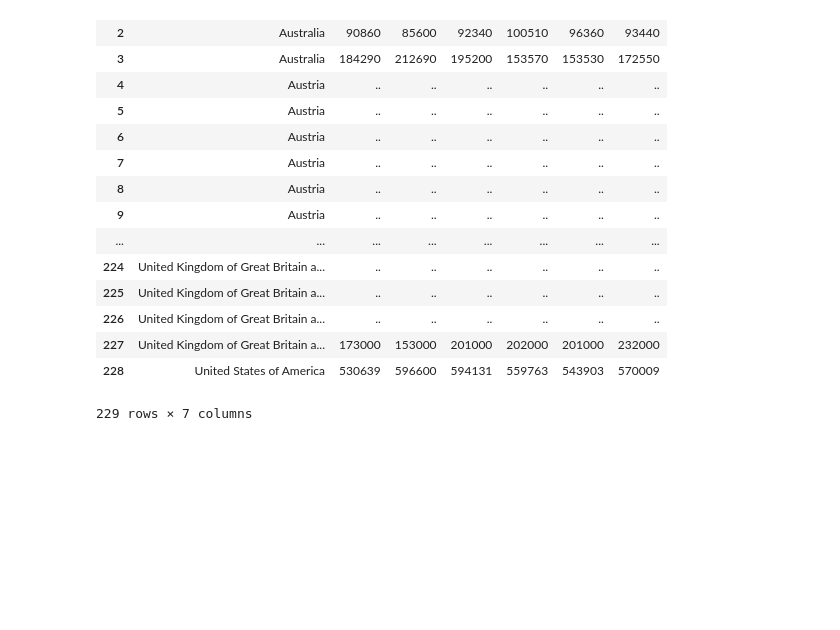
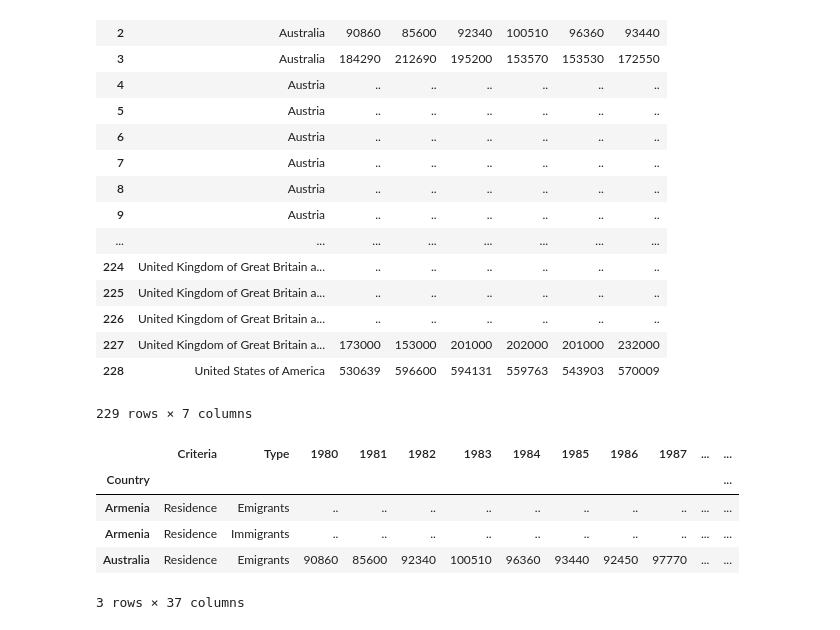
Before and after one commit to AmmaraRazzaq/dataVisualization_with_Python, a Jupyter notebook: Matplotlib.ipynb, the cells around one changed output. Drawn from its saved outputs; the diff is of its cells as text; code cells hidden in the pictures; blank space fills up the shorter version.

Commit message:
set index to country

```diff
--- a/Matplotlib.ipynb
+++ b/Matplotlib.ipynb
@@ -226,3 +226,14 @@ df[['Country',1980,1981,1982,1983,1984,1985]]
 | 227 | United Kingdom of Great Britain a... | 173000 | 153000 | 201000 | 202000 | 201000 | 232000 |
 | 228 | United States of America | 530639 | 596600 | 594131 | 559763 | 543903 | 570009 |
 229 rows × 7 columns
+# %%
+df.set_index('Country', inplace=True)
+# %%
+df.head(3)
+# %% [output]
+|  | Criteria | Type | 1980 | 1981 | 1982 | 1983 | 1984 | 1985 | 1986 | 1987 | ... | ... |
+| Country |  |  |  |  |  |  |  |  |  |  |  | ... |
+| Armenia | Residence | Emigrants | .. | .. | .. | .. | .. | .. | .. | .. | ... | ... |
+| Armenia | Residence | Immigrants | .. | .. | .. | .. | .. | .. | .. | .. | ... | ... |
+| Australia | Residence | Emigrants | 90860 | 85600 | 92340 | 100510 | 96360 | 93440 | 92450 | 97770 | ... | ... |
+3 rows × 37 columns
```
Also changed, not shown: parts of 1 cell of this notebook.
